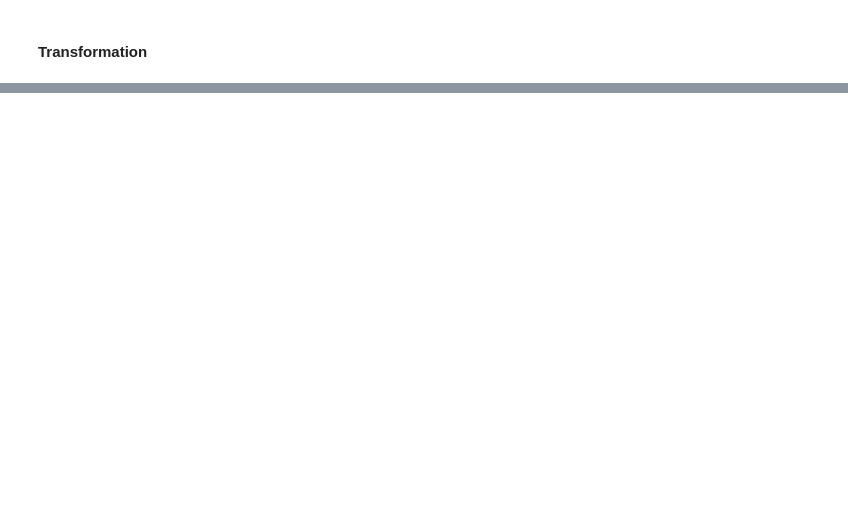
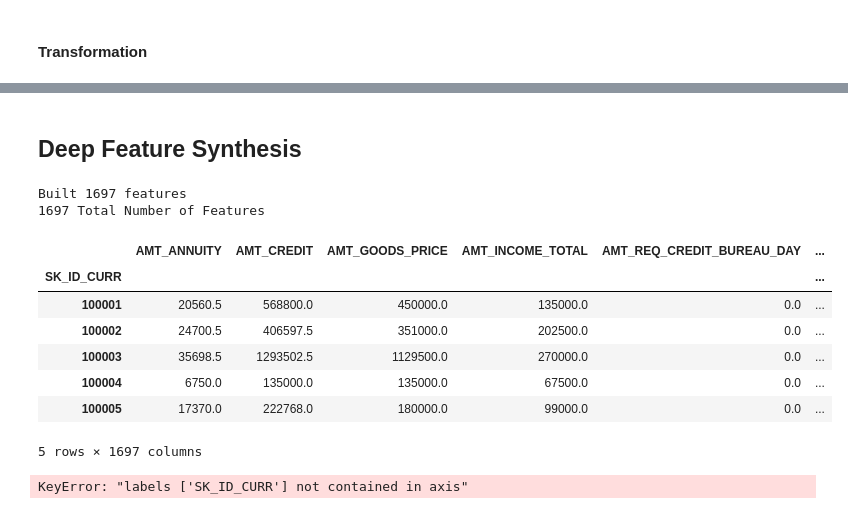
Before and after one commit to zahid1202/Credit_Default_Risk, a Jupyter notebook: Automated_Feature_Engineering.ipynb, the cells around one changed output, grey strips where cells are left out. Drawn from its saved outputs; the diff is of its cells as text; code cells hidden in the pictures; blank space fills up the shorter version.

```diff
--- a/Automated_Feature_Engineering.ipynb
+++ b/Automated_Feature_Engineering.ipynb
@@ -298,7 +298,7 @@ traintest_bureau = ft.Relationship(es["train_test"]["SK_ID_CURR"],
                                   es["bureau"]["SK_ID_CURR"])
 
 bureau_bureaubalance = ft.Relationship(es["bureau"]["SK_ID_BUREAU"],
-                                  es["bureau"]["SK_ID_BUREAU"])
+                                  es["bureau_balance"]["SK_ID_BUREAU"])
 
 
 traintest_previousapplication = ft.Relationship(es["train_test"]["SK_ID_CURR"],
@@ -389,0 +390,24 @@ primitives[primitives["type"]=='transform'].head(15)
+# %% [markdown]
+## Deep Feature Synthesis
+# %%
+aggregation_list =["max", "min", "std", "mean", "skew","sum", "count", "percent_true", "num_unique", "mode"]
+transformation_list = ["day", "year","month","weekday","haversine","numwords","characters"]
+# %%
+feature_matrix, feature_names = ft.dfs(entityset = es, target_entity="train_test",
+                       agg_primitives=aggregation_list, trans_primitives=transformation_list,
+                      max_depth =2, features_only =False, verbose =True)
+print("%d Total Number of Features" %len(feature_names))
+# %% [output]
+Built 1697 features
+1697 Total Number of Features
+# %%
+feature_matrix.head()
+# %% [output]
+|  | AMT_ANNUITY | AMT_CREDIT | AMT_GOODS_PRICE | AMT_INCOME_TOTAL | AMT_REQ_CREDIT_BUREAU_DAY | ... |
+| SK_ID_CURR |  |  |  |  |  | ... |
+| 100001 | 20560.5 | 568800.0 | 450000.0 | 135000.0 | 0.0 | ... |
+| 100002 | 24700.5 | 406597.5 | 351000.0 | 202500.0 | 0.0 | ... |
+| 100003 | 35698.5 | 1293502.5 | 1129500.0 | 270000.0 | 0.0 | ... |
+| 100004 | 6750.0 | 135000.0 | 135000.0 | 67500.0 | 0.0 | ... |
+| 100005 | 17370.0 | 222768.0 | 180000.0 | 99000.0 | 0.0 | ... |
+5 rows × 1697 columns
@@ -389,0 +912,4 @@ primitives[primitives["type"]=='transform'].head(15)
+# %%
+agg.colinear_variables(feature_matrix_train)
+# %% [output]
+KeyError: "labels ['SK_ID_CURR'] not contained in axis"
```
Also changed, not shown: parts of 7 cells of this notebook.
